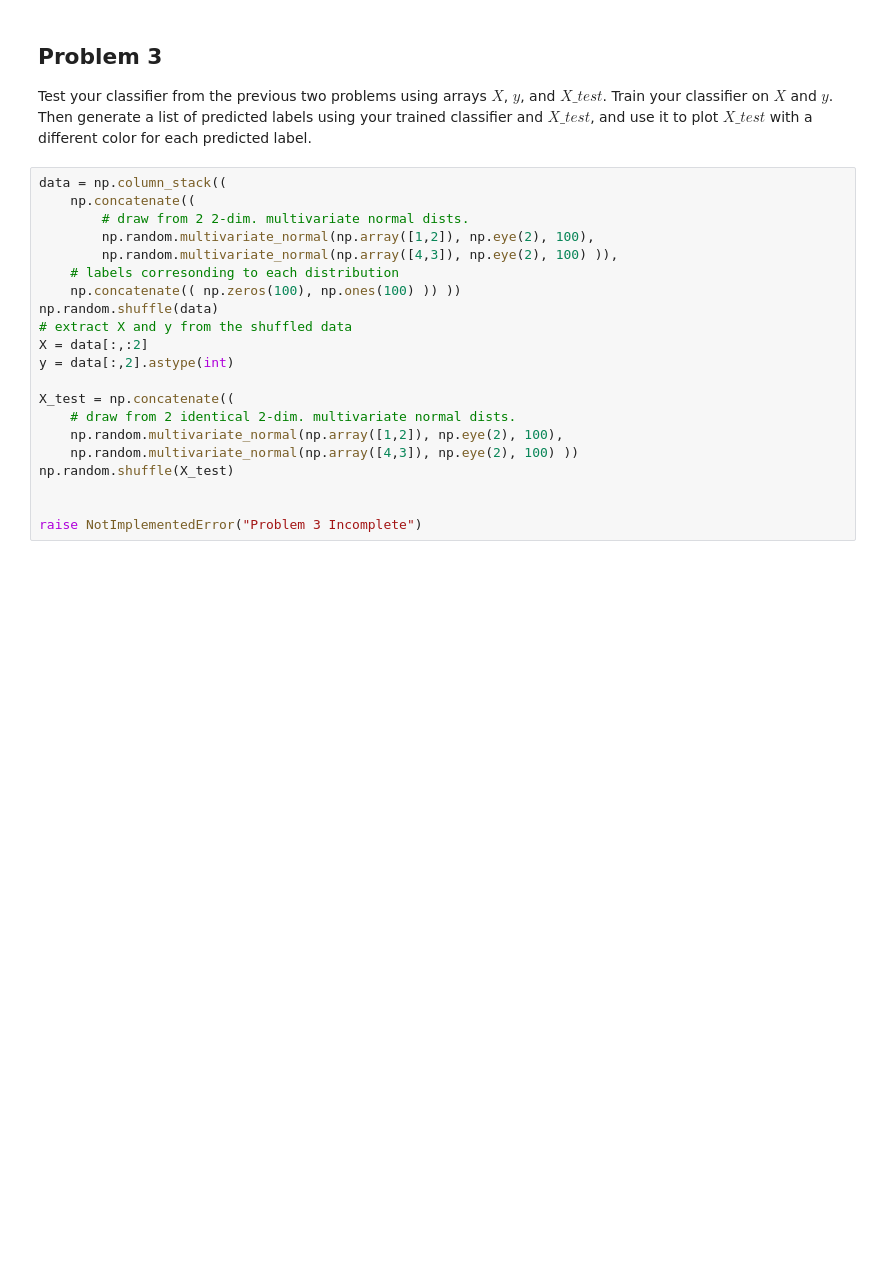
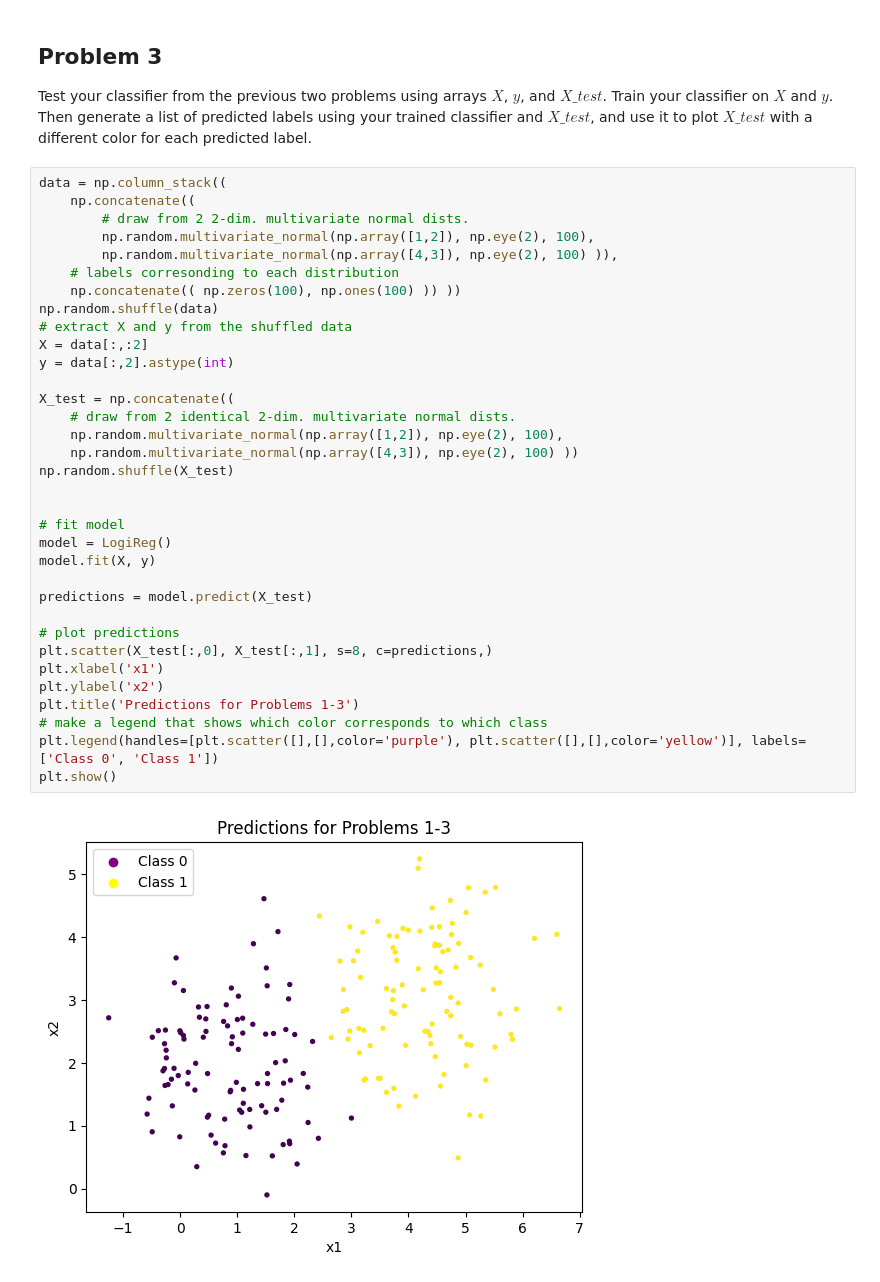
Before and after one commit to binDebug3/volume3, a Jupyter notebook: byu_vol3/LogisticRegression/logistic_regression.ipynb, the cells around one changed output. Saved outputs shown, nothing was run; the diff lists cells and outputs as text; blank space fills up the shorter version.

```diff
--- a/byu_vol3/LogisticRegression/logistic_regression.ipynb
+++ b/byu_vol3/LogisticRegression/logistic_regression.ipynb
@@ -71,24 +81,39 @@ Test your classifier from the previous two problems using arrays $X$, $y$, and $
 # %%
 data = np.column_stack((
     np.concatenate((
         # draw from 2 2-dim. multivariate normal dists.
         np.random.multivariate_normal(np.array([1,2]), np.eye(2), 100),
         np.random.multivariate_normal(np.array([4,3]), np.eye(2), 100) )),
     # labels corresonding to each distribution
     np.concatenate(( np.zeros(100), np.ones(100) )) ))
 np.random.shuffle(data)
 # extract X and y from the shuffled data
 X = data[:,:2]
 y = data[:,2].astype(int)
 
 X_test = np.concatenate((
     # draw from 2 identical 2-dim. multivariate normal dists.
     np.random.multivariate_normal(np.array([1,2]), np.eye(2), 100),
     np.random.multivariate_normal(np.array([4,3]), np.eye(2), 100) ))
 np.random.shuffle(X_test)
 
 
-raise NotImplementedError("Problem 3 Incomplete")
+# fit model
+model = LogiReg()
+model.fit(X, y)
+
+predictions = model.predict(X_test)
+
+# plot predictions
+plt.scatter(X_test[:,0], X_test[:,1], s=8, c=predictions,)
+plt.xlabel('x1')
+plt.ylabel('x2')
+plt.title('Predictions for Problems 1-3')
+# make a legend that shows which color corresponds to which class
+plt.legend(handles=[plt.scatter([],[],color='purple'), plt.scatter([],[],color='yellow')], labels=['Class 0', 'Class 1'])
+plt.show()
+# %% [output]
+[figure, added]
 # %% [markdown]
 ## Problem 4
 
```
Also changed, not shown: parts of 9 cells of this notebook, 1 other file.
